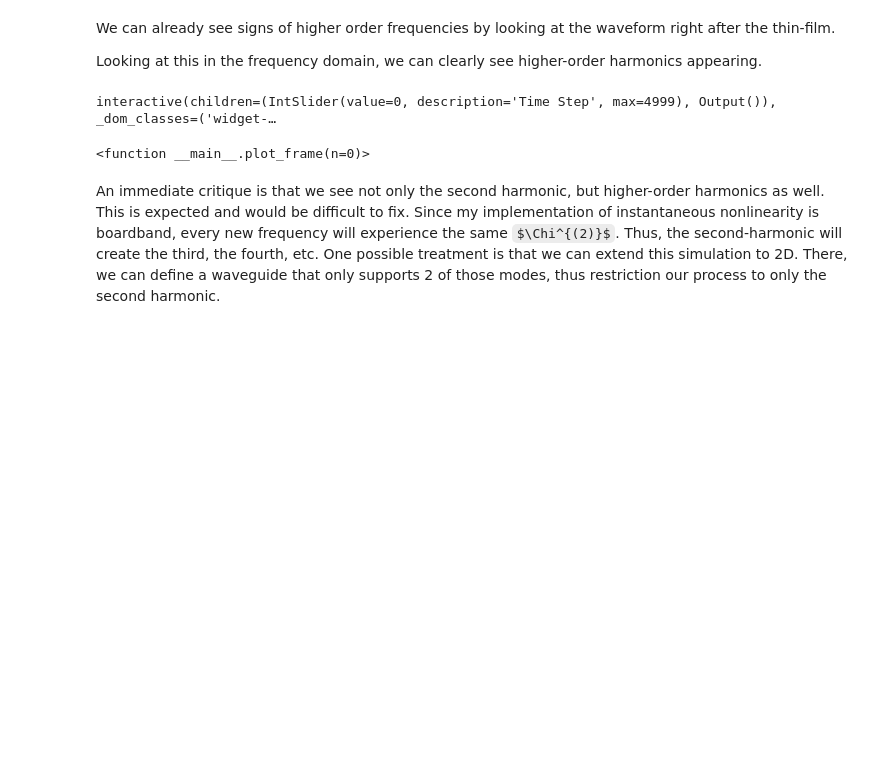
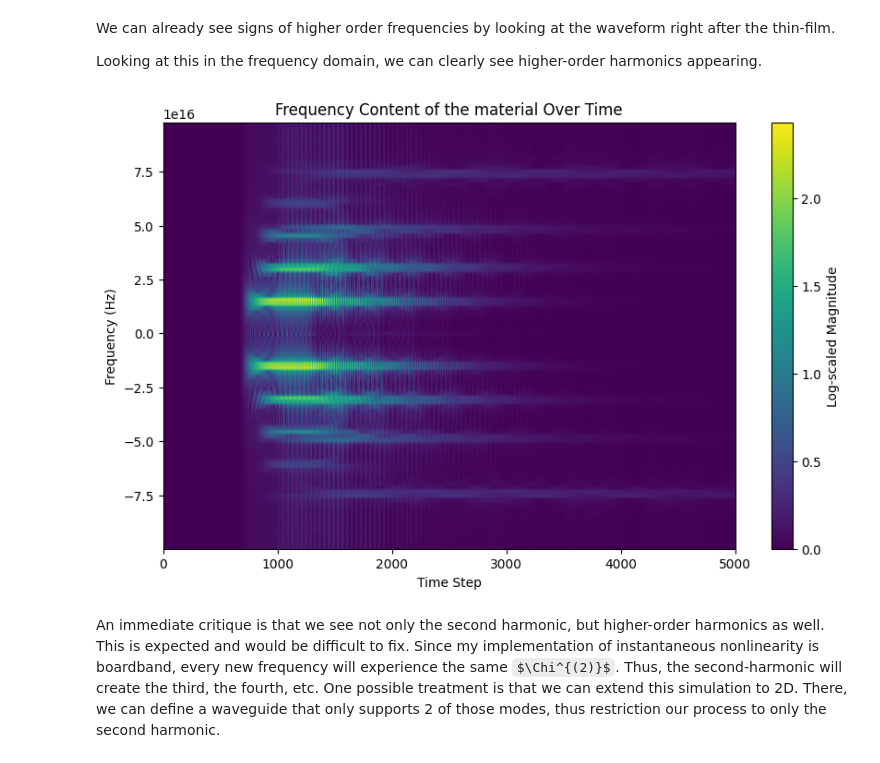
Before and after one commit to jayy-zou/FDTD, a Jupyter notebook: fdtd.ipynb, the cells around one changed output. Saved outputs shown, nothing was run; the diff lists cells and outputs as text; code cells hidden in the pictures; some formulas as TeX source; blank space fills up the shorter version.

Commit message:
Something broke... fixing the last plot

```diff
--- a/fdtd.ipynb
+++ b/fdtd.ipynb
@@ -541,55 +541,34 @@ interactive(children=(IntSlider(value=0, description='Time Step', max=4999), Out
 We can already see signs of higher order frequencies by looking at the waveform right after the thin-film.
 
 Looking at this in the frequency domain, we can clearly see higher-order harmonics appearing.
-# %%
-Ex_all = np.zeros((nmax, jmax))
-Dx_all = np.zeros((nmax, jmax))
-Hz_all = np.zeros((nmax, jmax))
-
-eps = np.ones(jmax)*epsilon0
-eps[region_start:region_end] = 9*epsilon0
-X2 = np.zeros(jmax)
-X2[region_start:region_end] = 2
-
-# Simulation loop
-for n in range(1, nmax): # Looping across all time steps
-    Hz_all[n, jmax-1] = Hz_all[n-1, jmax-2] # Mur boundary condition
-    for j in range(jmax-1): #looping across all space steps
-        Hz_all[n, j] = Hz_all[n-1, j] + dt / (dx * mu0) * (Ex_all[n-1, j+1] - Ex_all[n-1, j]) # Updating Hz
-    Hz_all[n, jsource-1] -= source_CW(n) / imp0 # Adding the magnetic source term
-    Ex_all[n, 0] = Ex_all[n-1, 1] # Mur boundary condition
-    for j in range(1, jmax): # Looping across all space steps
-        Dx_all[n, j] = Dx_all[n-1, j] + dt / (dx) * (Hz_all[n, j] - Hz_all[n, j-1]) # Updating Dx
-        Ex_all[n, j] = Dx_all[n, j] / (eps[j]+epsilon0*X2[j]*Ex_all[n, j-1]) # Updating Ex
-    Ex_all[n, jsource] += source_CW(n+1) # Adding the electric source term
-
-def plot_frame(n=0):
-    fig, ax1 = plt.subplots(figsize=(8, 5))
-
-    # Plotting the Electric field
-    color = 'tab:red'
-    ax1.plot(Ex_all[n, :], color=color)
-    ax1.set_xlabel('Position')
-    ax1.set_ylabel('Electric Field (V/m)', color=color)
-    ax1.tick_params(axis='y', labelcolor=color)
-    ax1.set_ylim(-1.5, 1.5)
-    ax1.set_title(f"Electric Field and Permittivity at Time Step: {n}")
-
-    # Create a second y-axis for the permittivity
-    ax2 = ax1.twinx()
-    color = 'tab:blue'
-    ax2.plot(eps / epsilon0, color=color)  # Normalize eps by epsilon0 for better visibility
-    ax2.set_ylabel('Relative Permittivity (ε/ε₀)', color=color)
-    ax2.tick_params(axis='y', labelcolor=color)
-    ax2.set_ylim(0, 11)  # Adjust y-limit to permittivity range
-
-    plt.show()
-
-# Create an interactive widget
-interact(plot_frame, n=IntSlider(min=0, max=nmax-1, step=1, value=0, description='Time Step'))
-# %% [output]
-interactive(children=(IntSlider(value=0, description='Time Step', max=4999), Output()), _dom_classes=('widget-…
-<function __main__.plot_frame(n=0)>
+# %%
+# Frequency axis setup
+N = region_end - region_start  # Number of points in FFT
+# Frequency array preparation (assuming dt is your sampling interval)
+frequency_bins = np.fft.fftshift(np.fft.fftfreq(N, d=dt))
+
+# Frequency analysis setup
+frequency_content = np.zeros((nmax, N))
+
+for n in range(nmax):
+    region_data = Ex_all[n, region_start:region_end]
+    fft_result = np.fft.fftshift(np.fft.fft(region_data))
+    frequency_content[n, :] = np.abs(fft_result)
+
+# Normalize frequency content for better visualization
+frequency_content = np.log1p(frequency_content)  # Logarithmic scale for better visibility
+
+# Visualizing the frequency content over time
+plt.figure(figsize=(10, 6))
+plt.imshow(frequency_content.T, aspect='auto', origin='lower',
+           extent=[0, nmax, frequency_bins[0], frequency_bins[-1]])
+plt.colorbar(label='Log-scaled Magnitude')
+plt.xlabel('Time Step')
+plt.ylabel('Frequency (Hz)')
+plt.title('Frequency Content of the material Over Time')
+plt.show()
+# %% [output]
+[figure, added]
 # %% [markdown]
 An immediate critique is that we see not only the second harmonic, but higher-order harmonics as well. This is expected and would be difficult to fix. Since my implementation of instantaneous nonlinearity is boardband, every new frequency will experience the same $\Chi^{(2)}$. Thus, the second-harmonic will create the third, the fourth, etc. One possible treatment is that we can extend this simulation to 2D. There, we can define a waveguide that only supports 2 of those modes, thus restriction our process to only the second harmonic.
 # %% [markdown]
```
